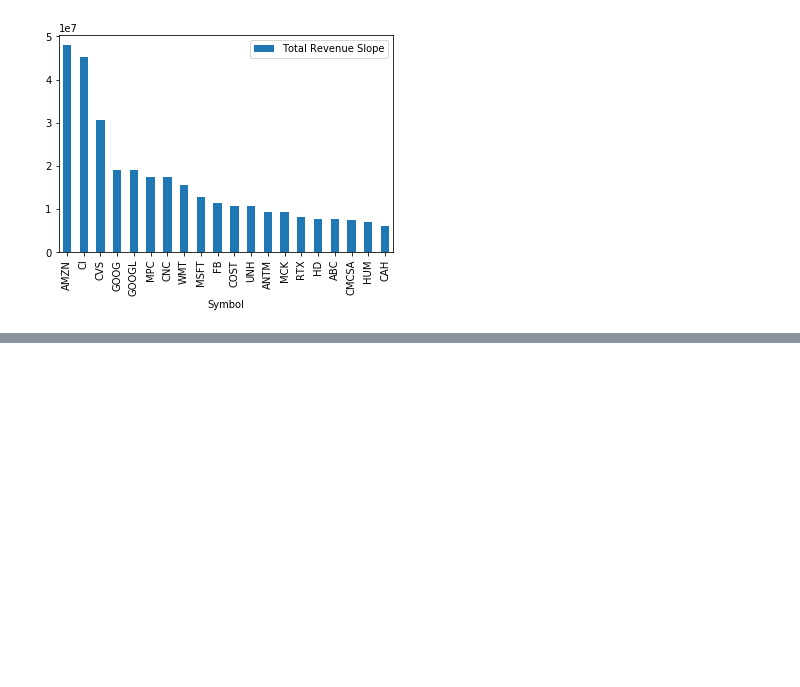
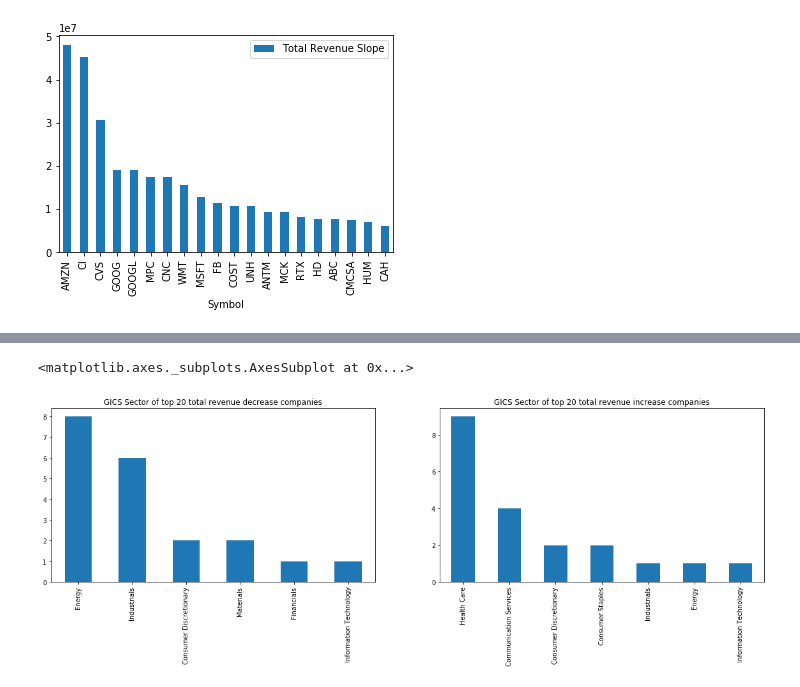
Before and after one commit to youngminpark2559/dsstudy, a Jupyter notebook: 00002_stockdata_analysis/Untitled.ipynb, the cells around one changed output, grey strips where cells are left out. Cells and saved outputs as stored; diff of their text form; code cells hidden in the pictures; blank space fills up the shorter version.

```diff
--- a/00002_stockdata_analysis/Untitled.ipynb
+++ b/00002_stockdata_analysis/Untitled.ipynb
@@ -130,11 +130,14 @@ total_revenue_slopes
 | 25 | AMZN | 47938300.0 |
 503 rows × 2 columns
 # %%
-top10_decrease=total_revenue_slopes.head(20)
-top10_increase=total_revenue_slopes.tail(20).sort_values(by=['Total Revenue Slope'], axis=0, ascending=False)
-top10_decrease.plot(x="Symbol",kind="bar")
-top10_increase.plot(x="Symbol",kind="bar")
+top20_decrease=total_revenue_slopes.head(20)
+top20_increase=total_revenue_slopes.tail(20).sort_values(by=['Total Revenue Slope'], axis=0, ascending=False)
+top20_decrease.plot(x="Symbol",kind="bar")
+top20_increase.plot(x="Symbol",kind="bar")
 # %% [output]
 <matplotlib.axes._subplots.AxesSubplot at 0x...>
 [figure]
 [figure]
+# %%
+csv_wikipedia_snp500=pd.read_csv('/mnt/external_disk/Code_projects/Stocks/Crawling/Wikipedia_snp500/result_csv/wikipedia_snp500.csv',encoding='utf-8')
+csv_wikipedia_snp500.head(4)
@@ -140,0 +150,5 @@ top10_increase.plot(x="Symbol",kind="bar")
+# %%
+merged_top20_decrease=pd.merge(top20_decrease,csv_wikipedia_snp500,on=['Symbol'],how='left')
+merged_top20_increase=pd.merge(top20_increase,csv_wikipedia_snp500,on=['Symbol'],how='left')
+print(merged_top20_decrease.head(2))
+print(merged_top20_increase.head(2))
@@ -140,0 +173,7 @@ top10_increase.plot(x="Symbol",kind="bar")
+# %%
+fig, ax = plt.subplots(1, 2, figsize=(20, 5))
+merged_top20_decrease['GICS Sector'].value_counts().plot(kind="bar",ax=ax[0],title="GICS Sector of top 20 total revenue decrease companies")
+merged_top20_increase['GICS Sector'].value_counts().plot(kind="bar",ax=ax[1],title="GICS Sector of top 20 total revenue increase companies")
+# %% [output]
+<matplotlib.axes._subplots.AxesSubplot at 0x...>
+[figure, added]
```
Also changed, not shown: parts of 3 cells of this notebook.
